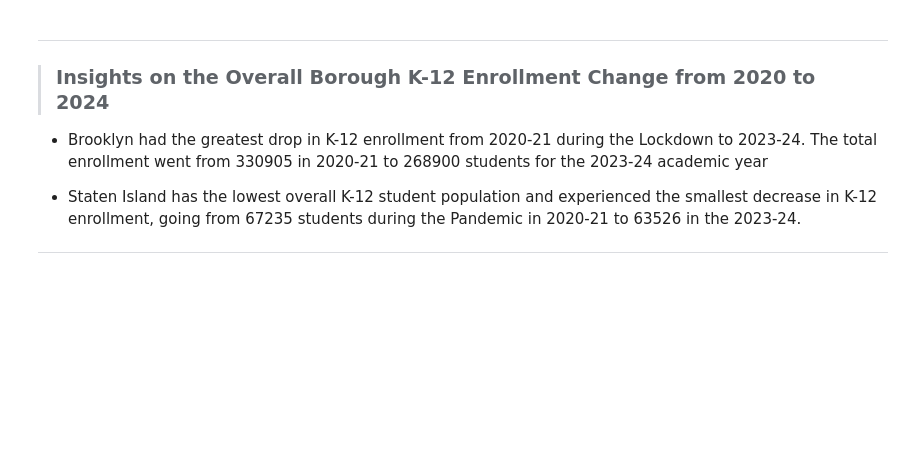
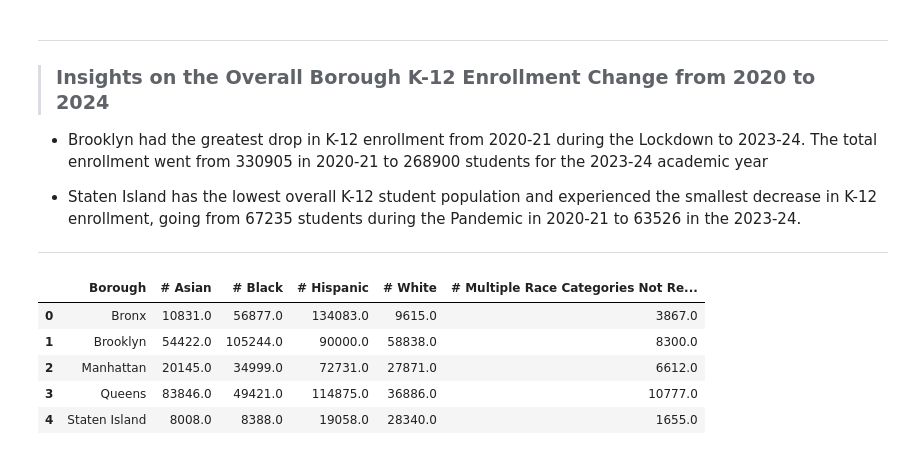
Before and after one commit to thetechleila/NYC-K-8-Public-School-Student-Performance-2016-2024, a Jupyter notebook: code/eda.ipynb, the cells around one changed output. Saved outputs shown, nothing was run; the diff lists cells and outputs as text; code cells hidden in the pictures; blank space fills up the shorter version.

```diff
--- a/code/eda.ipynb
+++ b/code/eda.ipynb
@@ -99,5 +99,19 @@ ___
 # %%
 #Get averages of racial/ethnic groups across the 5 boroughs
 eth_columns = ["# Asian", "# Black", "# Hispanic", "# White", "# Multiple Race Categories Not Represented"]
 
 boro_eth = demo[["Borough"] + eth_columns]
+
+boro_eth_avg = (boro_eth.groupby("Borough", as_index=False)[eth_columns].mean())
+
+#Round averages to whole numbers
+boro_eth_avg = boro_eth_avg.round(decimals=0)
+
+boro_eth_avg
+# %% [output]
+|  | Borough | # Asian | # Black | # Hispanic | # White | # Multiple Race Categories Not Re... |
+| 0 | Bronx | 10831.0 | 56877.0 | 134083.0 | 9615.0 | 3867.0 |
+| 1 | Brooklyn | 54422.0 | 105244.0 | 90000.0 | 58838.0 | 8300.0 |
+| 2 | Manhattan | 20145.0 | 34999.0 | 72731.0 | 27871.0 | 6612.0 |
+| 3 | Queens | 83846.0 | 49421.0 | 114875.0 | 36886.0 | 10777.0 |
+| 4 | Staten Island | 8008.0 | 8388.0 | 19058.0 | 28340.0 | 1655.0 |
```
